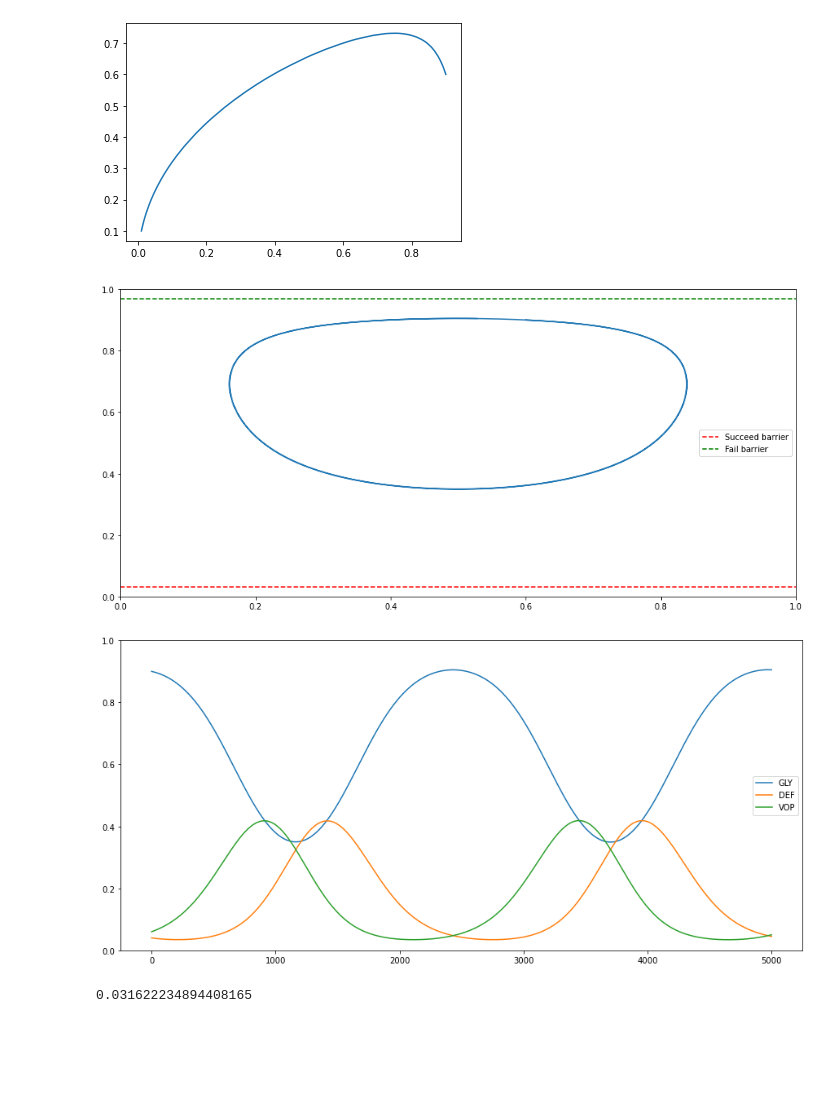
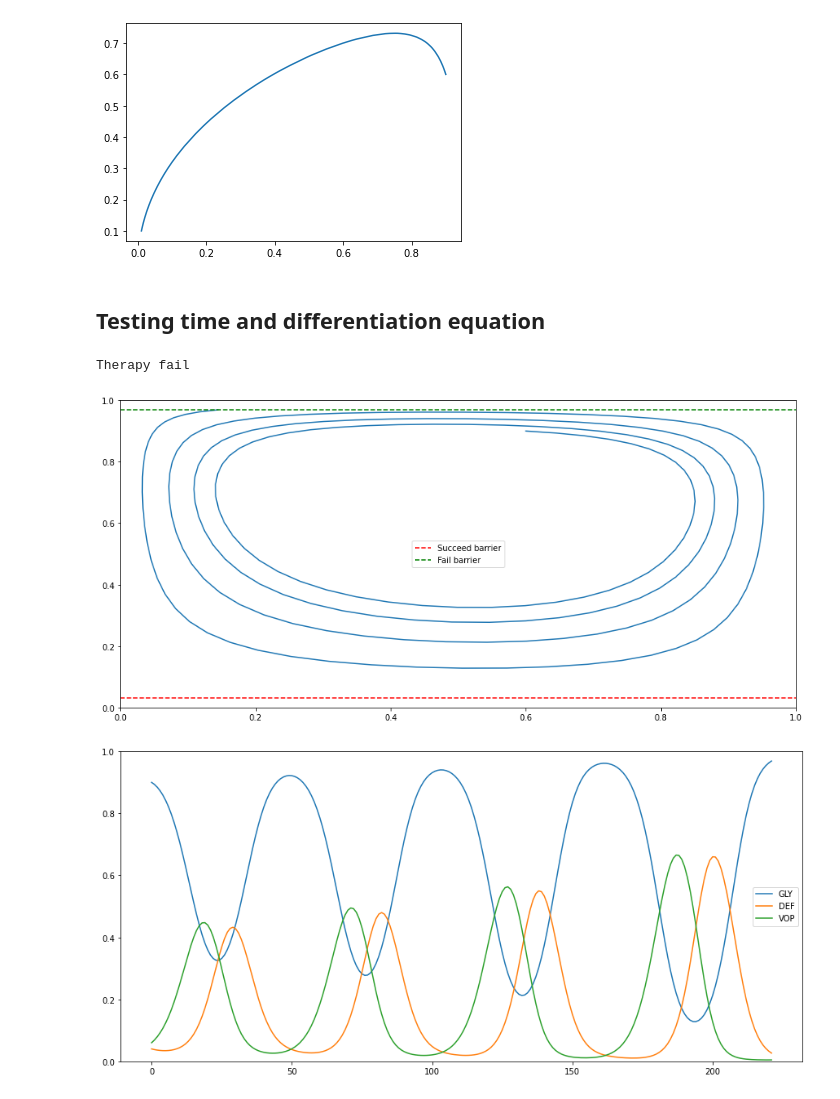
Before and after one commit to sangttruong/cancergame, a Jupyter notebook: code/Python/Evolutionary Dynamics - Prototype.ipynb, the cells around one changed output. Cells and saved outputs as stored; diff of their text form; code cells hidden in the pictures; blank space fills up the shorter version.

```diff
--- a/code/Python/Evolutionary Dynamics - Prototype.ipynb
+++ b/code/Python/Evolutionary Dynamics - Prototype.ipynb
@@ -92,3 +73,5 @@ len(ppoi)
+# %% [markdown]
+## Testing time and differentiation equation
 # %%
 import matplotlib.pyplot as plt
 import numpy as np
@@ -101,8 +84,8 @@ bv = 2
 c = 1
 n_neigh = 4
 
-dt = 0.01
-# d = 0.01
+dt = 0.5
+d = 0
 
 rb = fb = 10**(-1.5)
 
@@ -121,7 +104,7 @@ fail = [1-fb]
 # def dot_p():
 #     return p * (1 - p)(ba/(n+1) - (bv - c) * q)
 
-for t in range(5000):
+for t in range(500):
     # print(xv + xd)
     # print('xv: ', xv)
     # print('xd: ', xd)
@@ -133,8 +116,8 @@ for t in range(5000):
         sum_p += p**k
 
     q = q + q * (1 - q) * (bv/(n_neigh+1) * sum_p - c) * dt
-    if t >= 50 and t <= 1000:
-        d = 3
+    # if t >= 50 and t <= 1000:
+        # d = 3
     # if t >= 100 and t <= 20000:
     #     d = 2
     # if t > 20000 and t <= 30000:
@@ -156,36 +139,33 @@ for t in range(5000):
     xvpoints.append(xv)
 
     # succeed.append(rb)
     # fail.append(1-fb)
 
     if p < succeed[0]:
         print("Therapy succeed")
         break
     elif p > fail[0]:
         print("Therapy fail")
         break
 
 plt.figure(figsize=(15,7))
 plt.plot(qpoints, ppoints)
 plt.axhline(succeed[0], color="r", linestyle='dashed', label="Succeed barrier")
 plt.axhline(fail[0], color="g", linestyle='dashed', label="Fail barrier")
 plt.legend()
 plt.ylim(0, 1)
 plt.xlim(0, 1)
 plt.show()
 
 length = len(xgpoints)
 plt.figure(figsize=(15,7))
 plt.plot(np.arange(0, length, 1), xgpoints, label="GLY")
 plt.plot(np.arange(0, length, 1), xdpoints, label="DEF")
 plt.plot(np.arange(0, length, 1), xvpoints, label="VOP")
 plt.legend()
 plt.ylim(0, 1)
 plt.show()
 # %% [output]
+Therapy fail
-[figure, old version]
+[figure, new version]
-[figure, old version]
+[figure, new version]
-# %%
-ppoints[-1]
-# %% [output]
-0.031622234894408165
```
Also changed, not shown: parts of 8 cells of this notebook, 1 other file.
